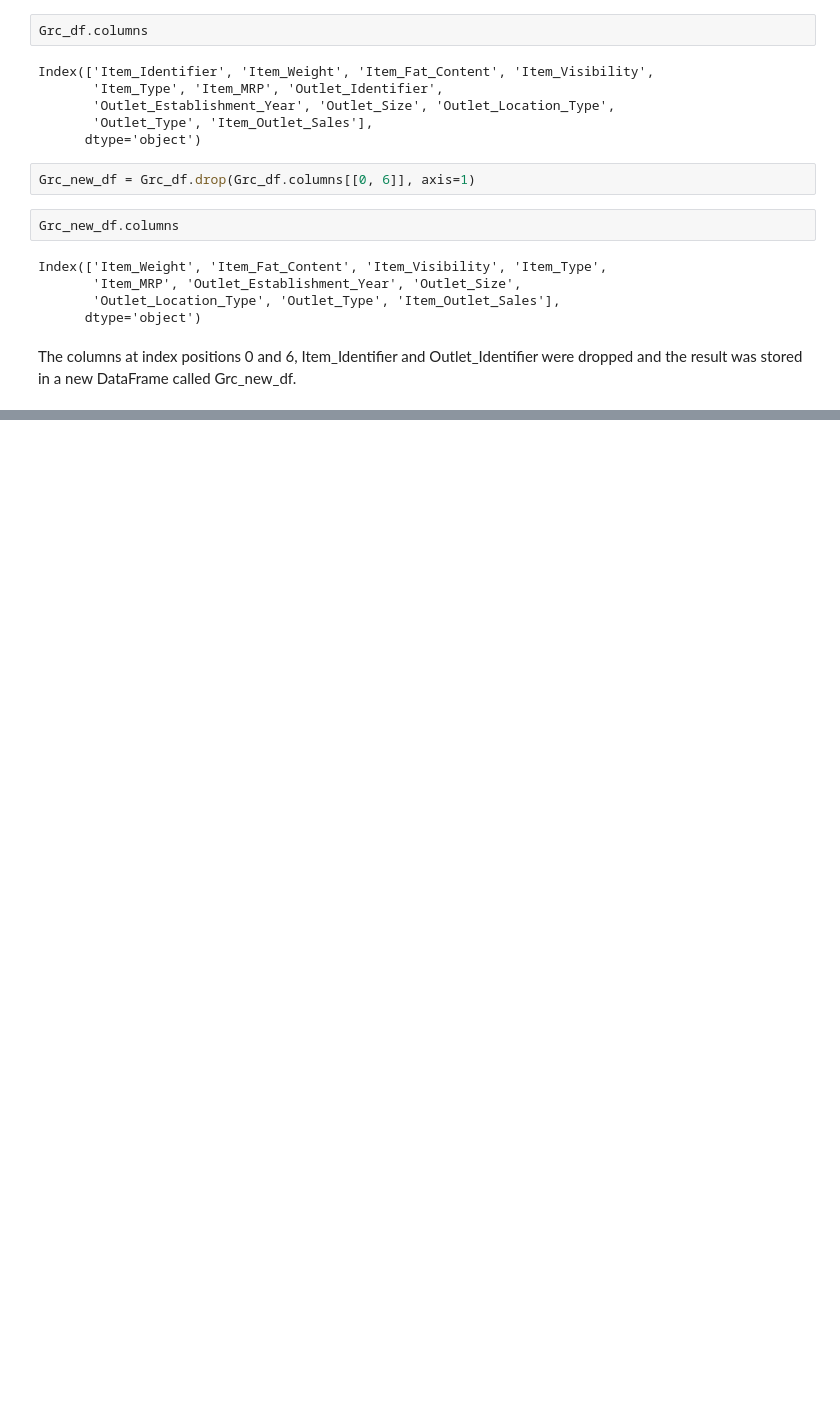
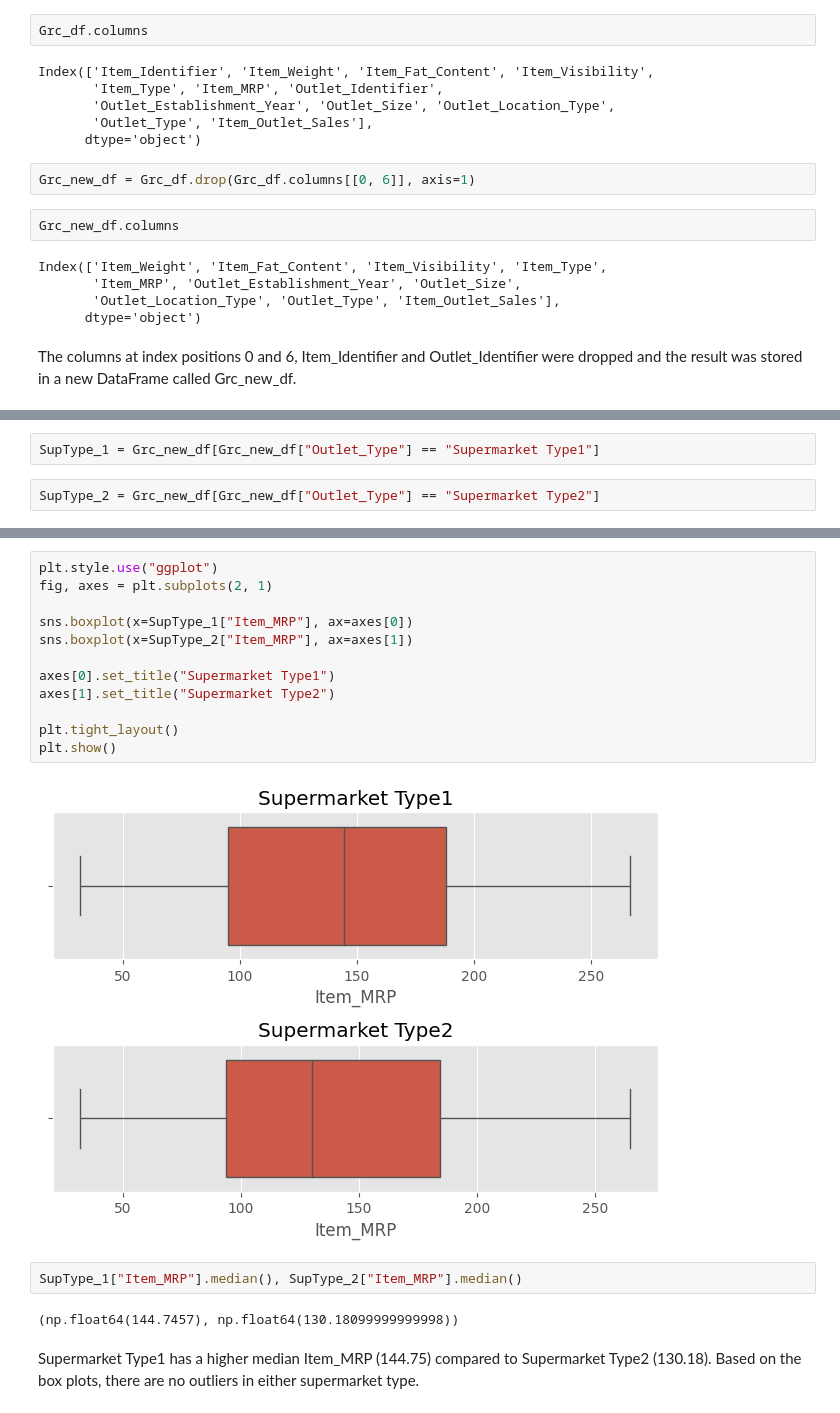
Before and after one commit to lisanahi/DAVE3625-Mandatory-Assignment-1, a Jupyter notebook: Assignment_1.ipynb, the cells around one changed output, grey strips where cells are left out. Drawn from its saved outputs; the diff is of its cells as text; blank space fills up the shorter version.

```diff
--- a/Assignment_1.ipynb
+++ b/Assignment_1.ipynb
@@ -168,0 +179,4 @@ The columns at index positions 0 and 6, Item_Identifier and Outlet_Identifier we
+# %%
+SupType_1 = Grc_new_df[Grc_new_df["Outlet_Type"] == "Supermarket Type1"]
+# %%
+SupType_2 = Grc_new_df[Grc_new_df["Outlet_Type"] == "Supermarket Type2"]
@@ -168,0 +196,20 @@ The columns at index positions 0 and 6, Item_Identifier and Outlet_Identifier we
+# %%
+plt.style.use("ggplot")
+fig, axes = plt.subplots(2, 1)
+
+sns.boxplot(x=SupType_1["Item_MRP"], ax=axes[0])
+sns.boxplot(x=SupType_2["Item_MRP"], ax=axes[1])
+
+axes[0].set_title("Supermarket Type1")
+axes[1].set_title("Supermarket Type2")
+
+plt.tight_layout()
+plt.show()
+# %% [output]
+[figure, added]
+# %%
+SupType_1["Item_MRP"].median(), SupType_2["Item_MRP"].median()
+# %% [output]
+(np.float64(144.7457), np.float64(130.18099999999998))
+# %% [markdown]
+Supermarket Type1 has a higher median Item_MRP (144.75) compared to Supermarket Type2 (130.18). Based on the box plots, there are no outliers in either supermarket type.
```
Also changed, not shown: parts of 10 cells of this notebook.
